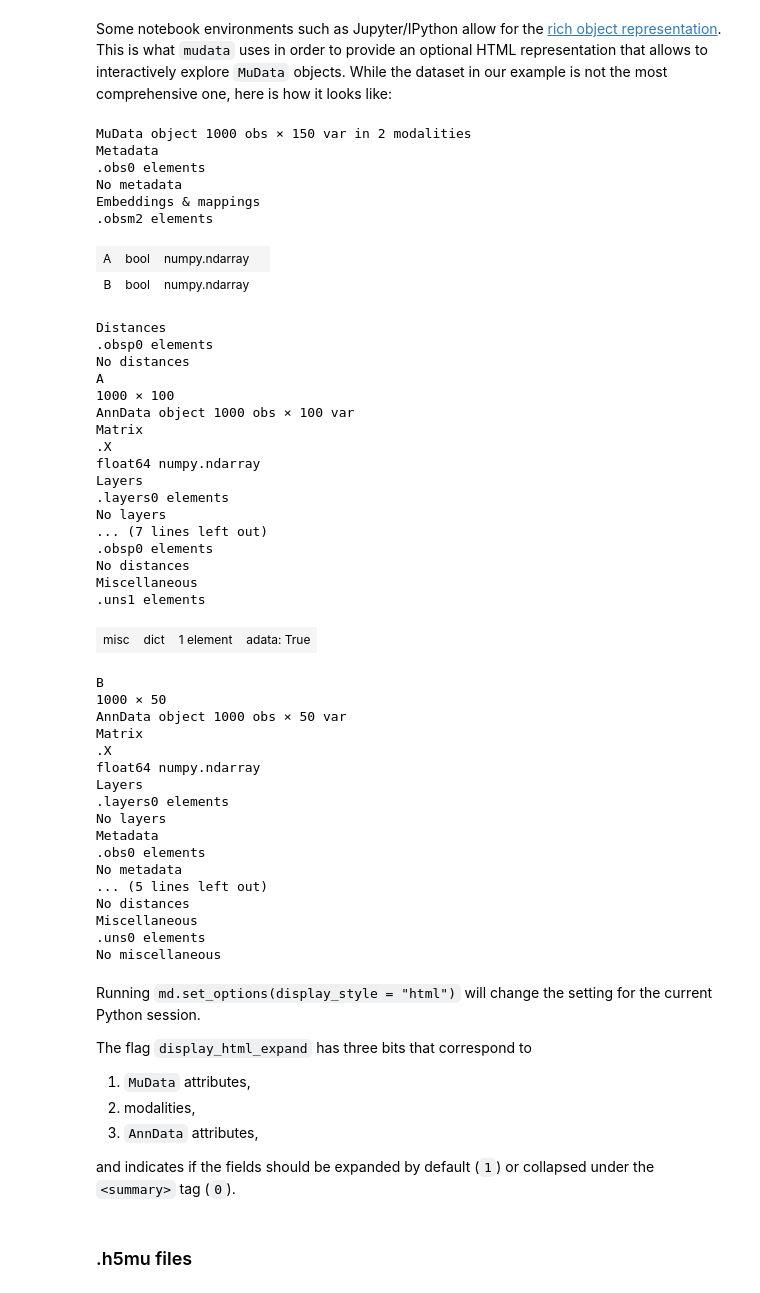
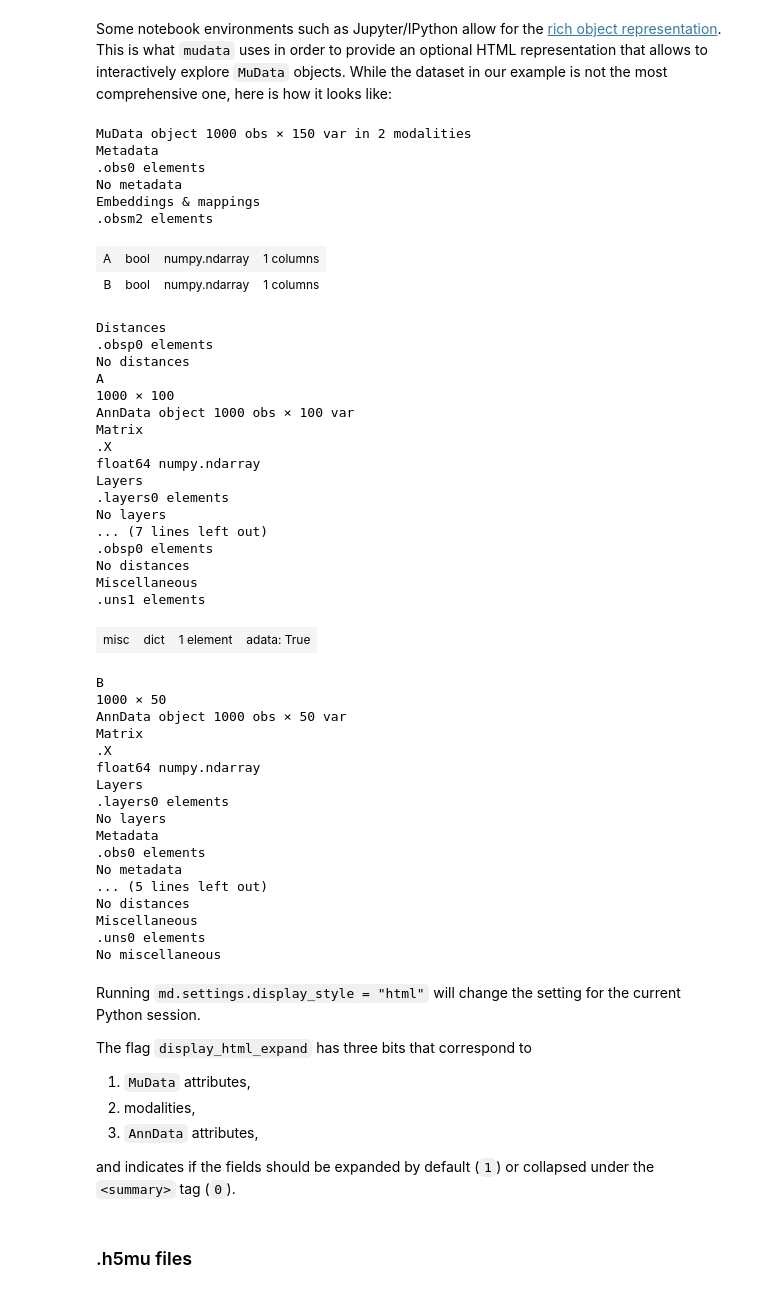
Before and after one commit to scverse/mudata, a Jupyter notebook: docs/notebooks/quickstart_mudata.ipynb, the cells around one changed output. Saved outputs shown, nothing was run; the diff lists cells and outputs as text; code cells hidden in the pictures.

```diff
--- a/docs/notebooks/quickstart_mudata.ipynb
+++ b/docs/notebooks/quickstart_mudata.ipynb
@@ -134,17 +137,17 @@ It's worth noting that other tools might provide convenience functions for some
 # %% [markdown]
 Some notebook environments such as Jupyter/IPython allow for the [rich object representation](https://ipython.readthedocs.io/en/stable/config/integrating.html). This is what `mudata` uses in order to provide an optional HTML representation that allows to interactively explore `MuData` objects. While the dataset in our example is not the most comprehensive one, here is how it looks like:
 # %%
-with md.set_options(display_style="html", display_html_expand=0b000):
+with md.settings.override(display_style="html", display_html_expand=0b000):
     display(mdata)
 # %% [output]
 MuData object 1000 obs × 150 var in 2 modalities
 Metadata
 .obs0 elements
 No metadata
 Embeddings & mappings
 .obsm2 elements
-| A | bool | numpy.ndarray |  |
-| B | bool | numpy.ndarray |  |
+| A | bool | numpy.ndarray | 1 columns |
+| B | bool | numpy.ndarray | 1 columns |
 Distances
 .obsp0 elements
 No distances
@@ -181,7 +184,7 @@ Miscellaneous
 .uns0 elements
 No miscellaneous
 # %% [markdown]
-Running `md.set_options(display_style = "html")` will change the setting for the current Python session.
+Running `md.settings.display_style = "html"` will change the setting for the current Python session.
 
 The flag `display_html_expand` has three bits that correspond to
 
```
Also changed, not shown: parts of 7 cells of this notebook, 4 other files.
